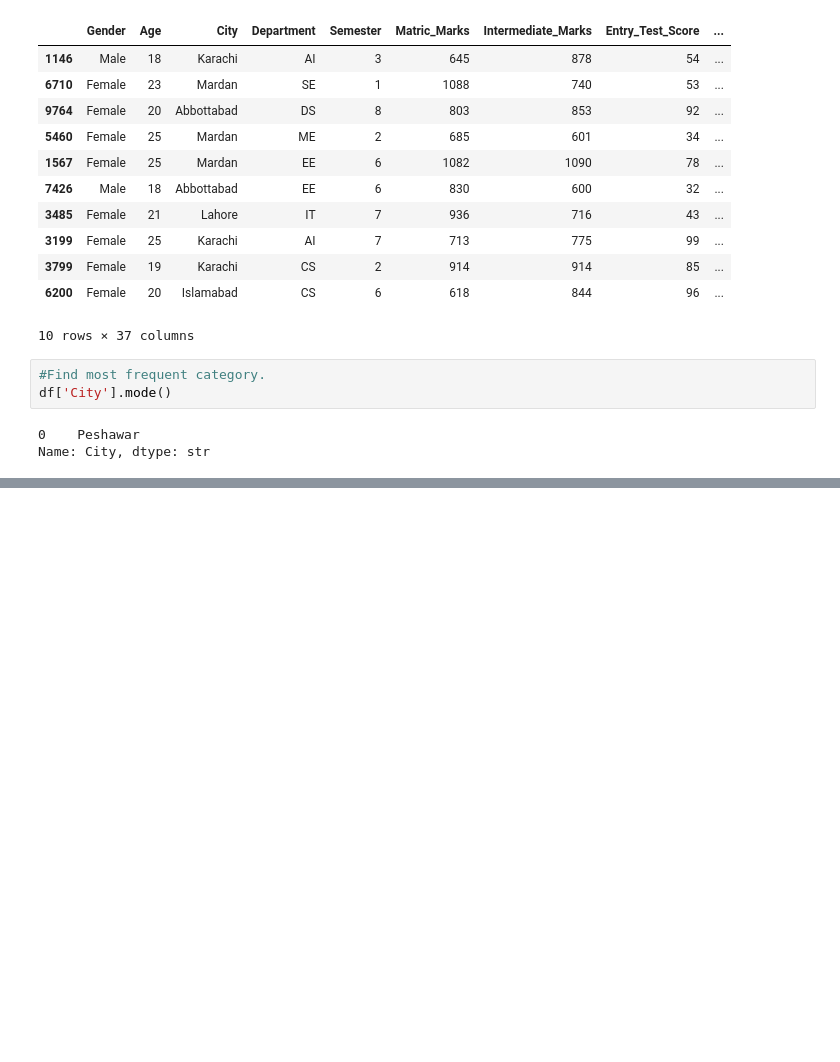
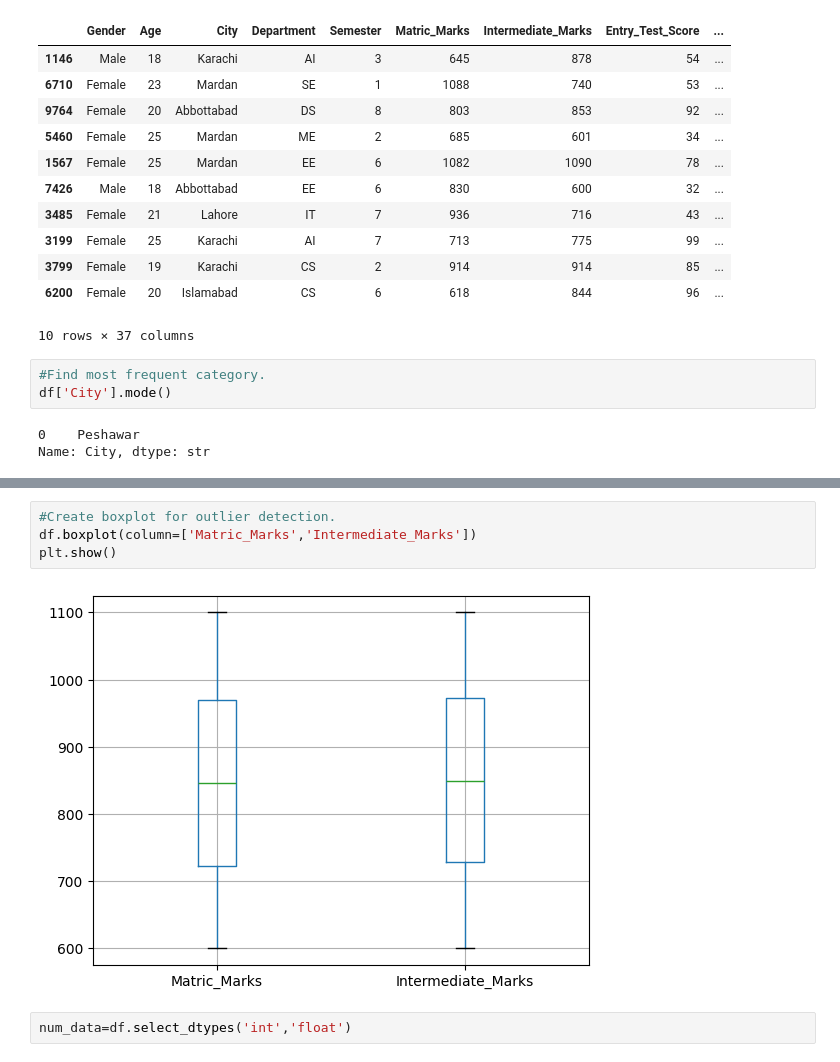
Before and after one commit to Hamad570/AI_and_System_Engineering_Learning_Journey, a Jupyter notebook: Machine_Learning/EDA.ipynb, the cells around one changed output, grey strips where cells are left out. Saved outputs shown, nothing was run; the diff lists cells and outputs as text; blank space fills up the shorter version.

```diff
--- a/Machine_Learning/EDA.ipynb
+++ b/Machine_Learning/EDA.ipynb
@@ -329,0 +320,8 @@ Name: City, dtype: str
+# %%
+#Create boxplot for outlier detection.
+df.boxplot(column=['Matric_Marks','Intermediate_Marks'])
+plt.show()
+# %% [output]
+[figure, added]
+# %%
+num_data=df.select_dtypes('int','float')
```
Also changed, not shown: parts of 2 cells of this notebook, 1 other file.
